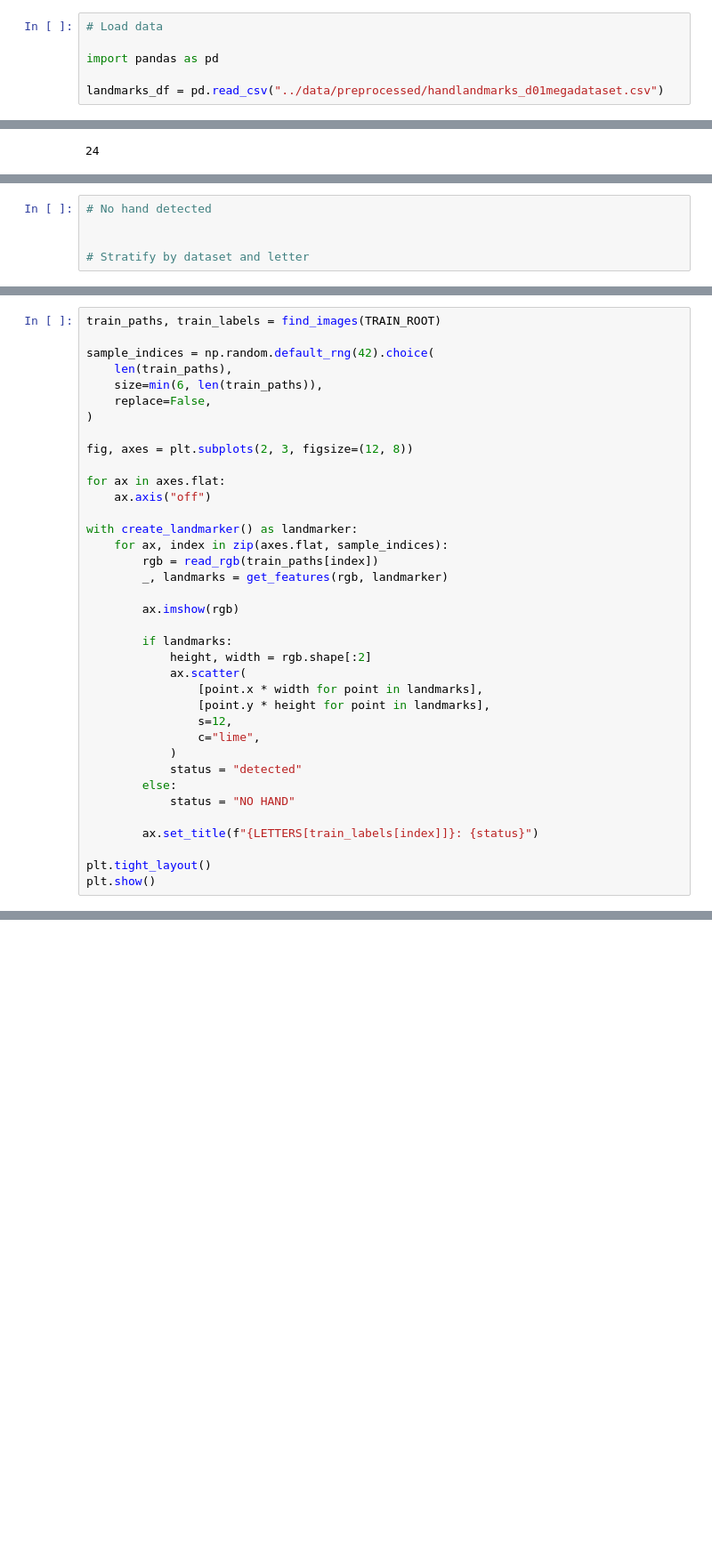
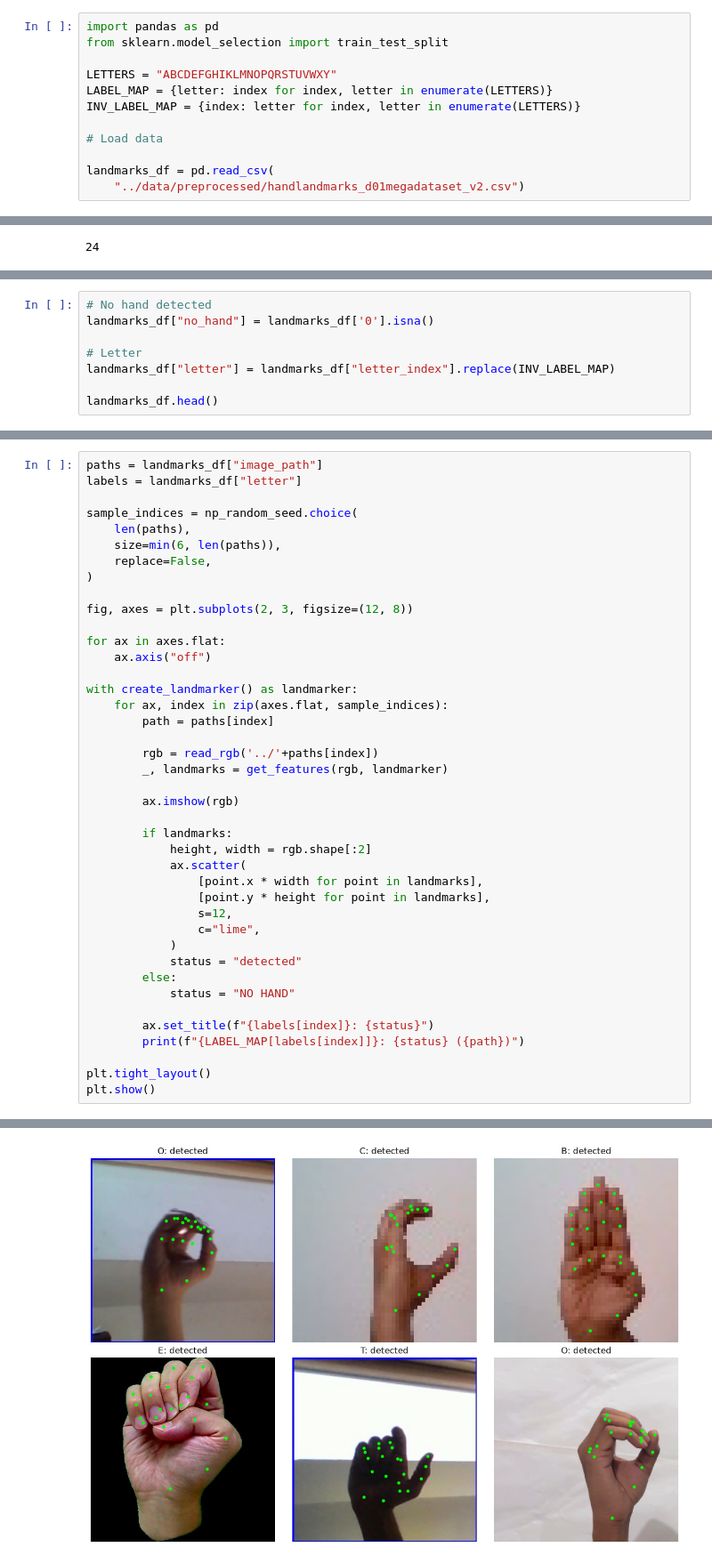
Before and after one commit to notFonz/HandSpell, a Jupyter notebook: notebooks/dpessoa_asl_from_landmarks.ipynb, the cells around one changed output, grey strips where cells are left out. Shown at 89% size. Drawn from its saved outputs; the diff is of its cells as text; blank space fills up the shorter version.

```diff
--- a/notebooks/dpessoa_asl_from_landmarks.ipynb
+++ b/notebooks/dpessoa_asl_from_landmarks.ipynb
@@ -1,11 +1,17 @@
 # %% [markdown]
 # ASL from Hand Landmarks
 # %%
+import pandas as pd
+from sklearn.model_selection import train_test_split
+
+LETTERS = "ABCDEFGHIKLMNOPQRSTUVWXY"
+LABEL_MAP = {letter: index for index, letter in enumerate(LETTERS)}
+INV_LABEL_MAP = {index: letter for index, letter in enumerate(LETTERS)}
+
 # Load data
 
-import pandas as pd
-
-landmarks_df = pd.read_csv("../data/preprocessed/handlandmarks_d01megadataset.csv")
+landmarks_df = pd.read_csv(
+    "../data/preprocessed/handlandmarks_d01megadataset_v2.csv")
 # %%
 landmarks_df.head()
 # %% [output]
@@ -35,5 +71,8 @@ landmarks_df
 # %%
 # No hand detected
+landmarks_df["no_hand"] = landmarks_df['0'].isna()
 
+# Letter
+landmarks_df["letter"] = landmarks_df["letter_index"].replace(INV_LABEL_MAP)
 
-# Stratify by dataset and letter
+landmarks_df.head()
@@ -40,9 +266,10 @@ landmarks_df
 # %%
-train_paths, train_labels = find_images(TRAIN_ROOT)
+paths = landmarks_df["image_path"]
+labels = landmarks_df["letter"]
 
-sample_indices = np.random.default_rng(42).choice(
-    len(train_paths),
-    size=min(6, len(train_paths)),
+sample_indices = np_random_seed.choice(
+    len(paths),
+    size=min(6, len(paths)),
     replace=False,
 )
 
@@ -53,7 +280,9 @@ for ax in axes.flat:
 
 with create_landmarker() as landmarker:
     for ax, index in zip(axes.flat, sample_indices):
-        rgb = read_rgb(train_paths[index])
+        path = paths[index]
+
+        rgb = read_rgb('../'+paths[index])
         _, landmarks = get_features(rgb, landmarker)
 
         ax.imshow(rgb)
@@ -70,7 +299,9 @@ with create_landmarker() as landmarker:
         else:
             status = "NO HAND"
 
-        ax.set_title(f"{LETTERS[train_labels[index]]}: {status}")
+        ax.set_title(f"{labels[index]}: {status}")
+        print(f"{LABEL_MAP[labels[index]]}: {status} ({path})")
 
 plt.tight_layout()
 plt.show()
+# %% [output]
@@ -77 +317,2 @@ plt.show()
+[figure, added]
 # %%
```
Also changed, not shown: parts of 38 cells of this notebook, 7 other files.
